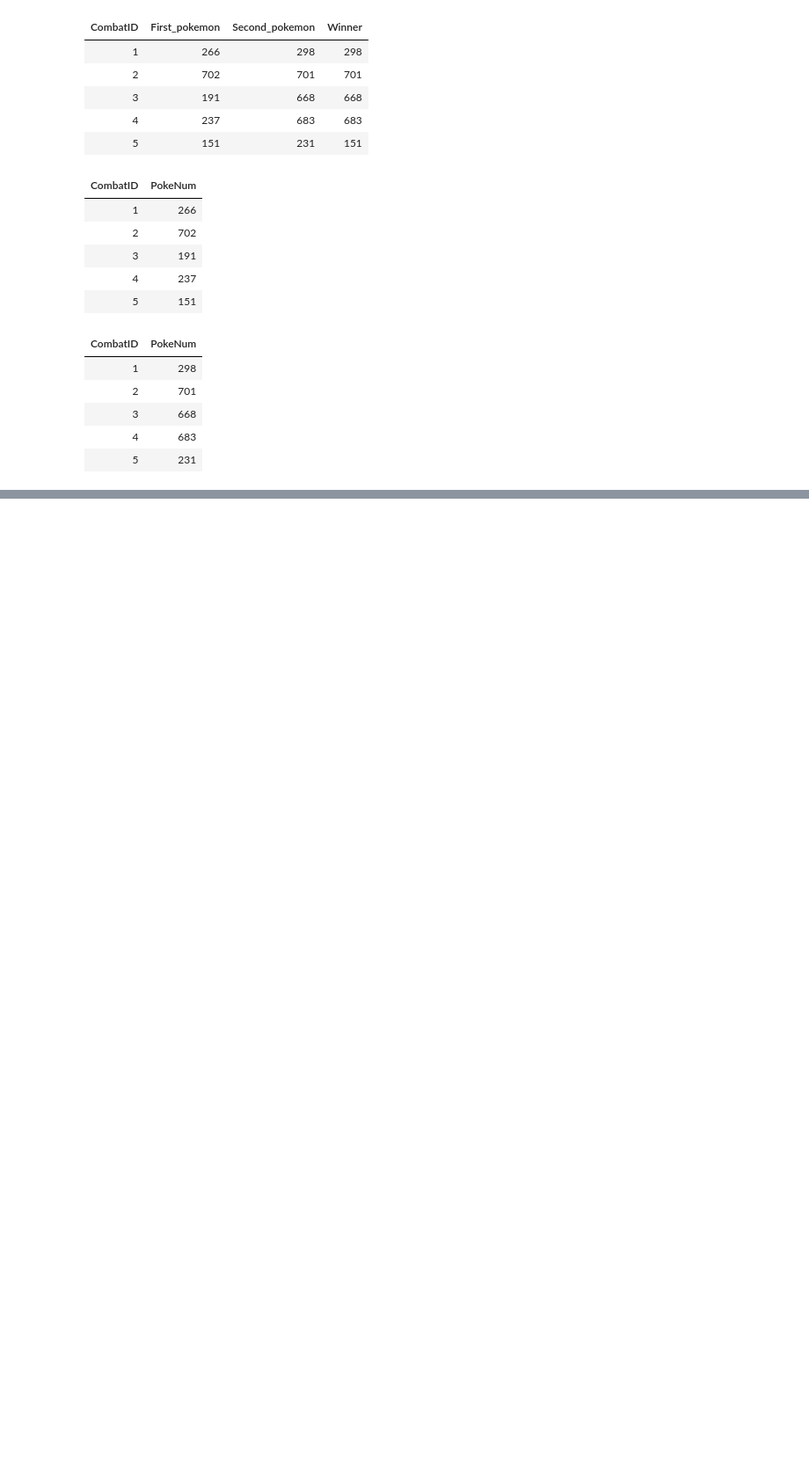
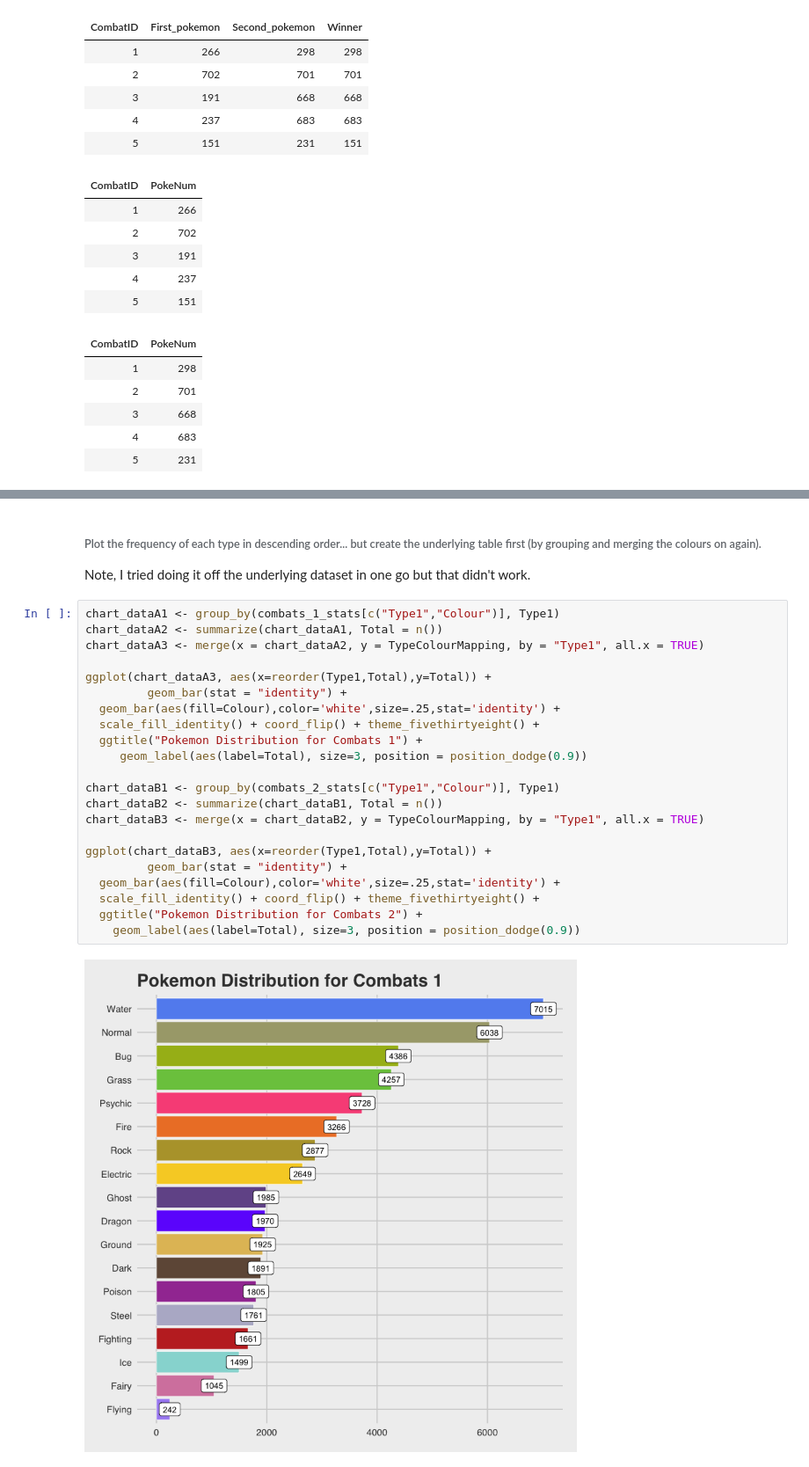
Before and after one commit to Aaraeus/kaggle-pokemon, a Jupyter notebook: Pokemon model in R v0.1.ipynb, the cells around one changed output, grey strips where cells are left out. Shown at 88% size. Saved outputs shown, nothing was run; the diff lists cells and outputs as text; blank space fills up the shorter version.

Commit message:
Added a few graphs

```diff
--- a/Pokemon model in R v0.1.ipynb
+++ b/Pokemon model in R v0.1.ipynb
@@ -128,0 +139,28 @@ head(combats_2_stats,5)
+# %% [markdown]
+###### Plot the frequency of each type in descending order... but create the underlying table first (by grouping and merging the colours on again).
+
+Note, I tried doing it off the underlying dataset in one go but that didn't work.
+# %%
+chart_dataA1 <- group_by(combats_1_stats[c("Type1","Colour")], Type1)
+chart_dataA2 <- summarize(chart_dataA1, Total = n())
+chart_dataA3 <- merge(x = chart_dataA2, y = TypeColourMapping, by = "Type1", all.x = TRUE)
+
+ggplot(chart_dataA3, aes(x=reorder(Type1,Total),y=Total)) +
+         geom_bar(stat = "identity") +
+  geom_bar(aes(fill=Colour),color='white',size=.25,stat='identity') +
+  scale_fill_identity() + coord_flip() + theme_fivethirtyeight() +
+  ggtitle("Pokemon Distribution for Combats 1") +
+     geom_label(aes(label=Total), size=3, position = position_dodge(0.9))
+
+chart_dataB1 <- group_by(combats_2_stats[c("Type1","Colour")], Type1)
+chart_dataB2 <- summarize(chart_dataB1, Total = n())
+chart_dataB3 <- merge(x = chart_dataB2, y = TypeColourMapping, by = "Type1", all.x = TRUE)
+
+ggplot(chart_dataB3, aes(x=reorder(Type1,Total),y=Total)) +
+         geom_bar(stat = "identity") +
+  geom_bar(aes(fill=Colour),color='white',size=.25,stat='identity') +
+  scale_fill_identity() + coord_flip() + theme_fivethirtyeight() +
+  ggtitle("Pokemon Distribution for Combats 2") +
+    geom_label(aes(label=Total), size=3, position = position_dodge(0.9))
+# %% [output]
+[figure, added]
```
Also changed, not shown: parts of 8 cells of this notebook.
